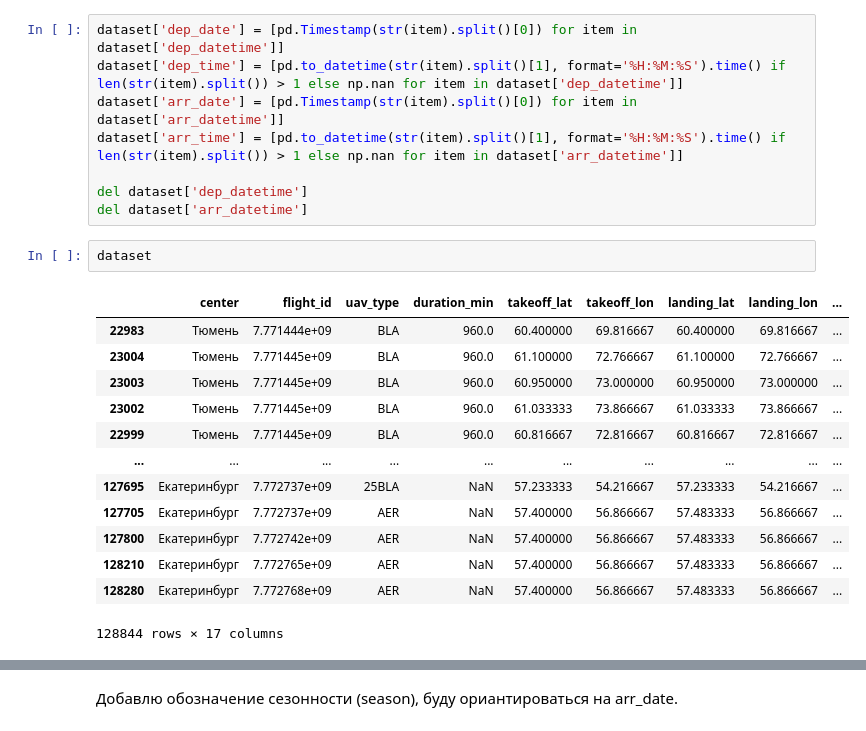
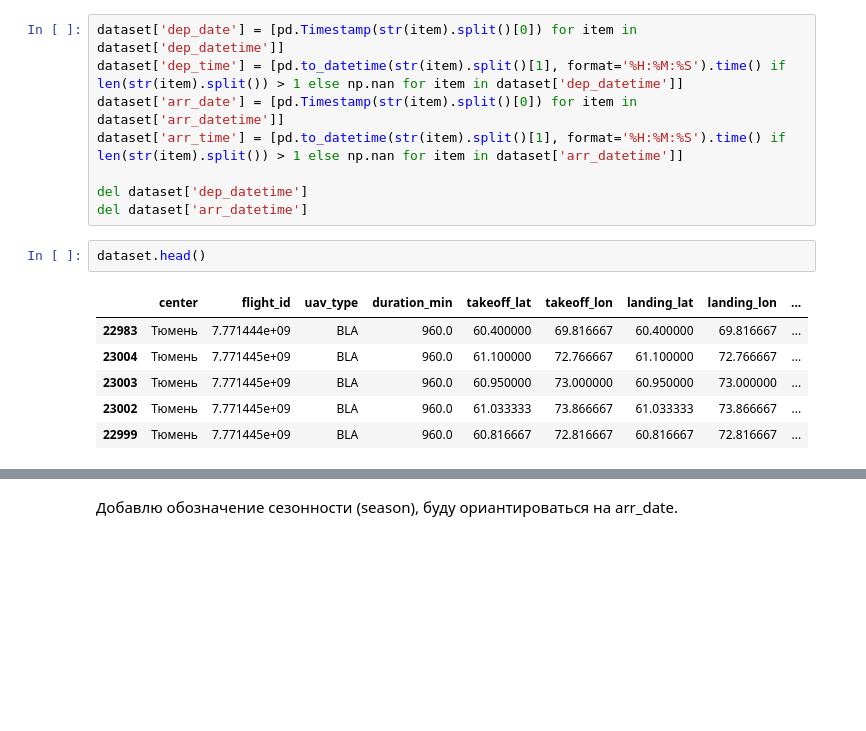
Before and after one commit to ashakaps/DRONES-HACK, a Jupyter notebook: python/new_features.ipynb, the cells around one changed output, grey strips where cells are left out. Cells and saved outputs as stored; diff of their text form; blank space fills up the shorter version.

```diff
--- a/python/new_features.ipynb
+++ b/python/new_features.ipynb
@@ -21,21 +20,14 @@ dataset['arr_time'] = [pd.to_datetime(str(item).split()[1], format='%H:%M:%S').t
 del dataset['dep_datetime']
 del dataset['arr_datetime']
 # %%
-dataset
+dataset.head()
 # %% [output]
 |  | center | flight_id | uav_type | duration_min | takeoff_lat | takeoff_lon | landing_lat | landing_lon | ... |
 | 22983 | Тюмень | 7.771444e+09 | BLA | 960.0 | 60.400000 | 69.816667 | 60.400000 | 69.816667 | ... |
 | 23004 | Тюмень | 7.771445e+09 | BLA | 960.0 | 61.100000 | 72.766667 | 61.100000 | 72.766667 | ... |
 | 23003 | Тюмень | 7.771445e+09 | BLA | 960.0 | 60.950000 | 73.000000 | 60.950000 | 73.000000 | ... |
 | 23002 | Тюмень | 7.771445e+09 | BLA | 960.0 | 61.033333 | 73.866667 | 61.033333 | 73.866667 | ... |
 | 22999 | Тюмень | 7.771445e+09 | BLA | 960.0 | 60.816667 | 72.816667 | 60.816667 | 72.816667 | ... |
-| ... | ... | ... | ... | ... | ... | ... | ... | ... | ... |
-| 127695 | Екатеринбург | 7.772737e+09 | 25BLA | NaN | 57.233333 | 54.216667 | 57.233333 | 54.216667 | ... |
-| 127705 | Екатеринбург | 7.772737e+09 | AER | NaN | 57.400000 | 56.866667 | 57.483333 | 56.866667 | ... |
-| 127800 | Екатеринбург | 7.772742e+09 | AER | NaN | 57.400000 | 56.866667 | 57.483333 | 56.866667 | ... |
-| 128210 | Екатеринбург | 7.772765e+09 | AER | NaN | 57.400000 | 56.866667 | 57.483333 | 56.866667 | ... |
-| 128280 | Екатеринбург | 7.772768e+09 | AER | NaN | 57.400000 | 56.866667 | 57.483333 | 56.866667 | ... |
-128844 rows × 17 columns
 # %%
 dataset.info()
 # %% [output]
```
Also changed, not shown: parts of 31 cells of this notebook, 5 other files.
